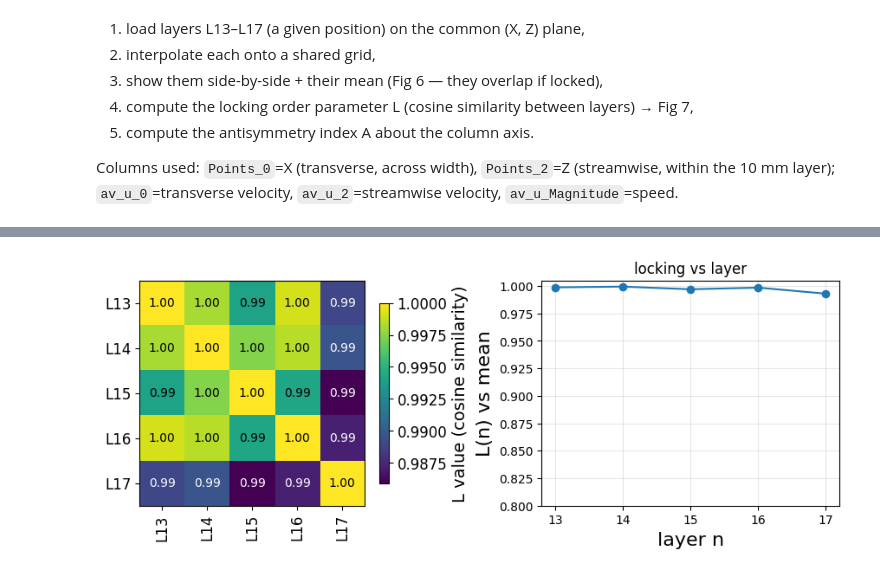
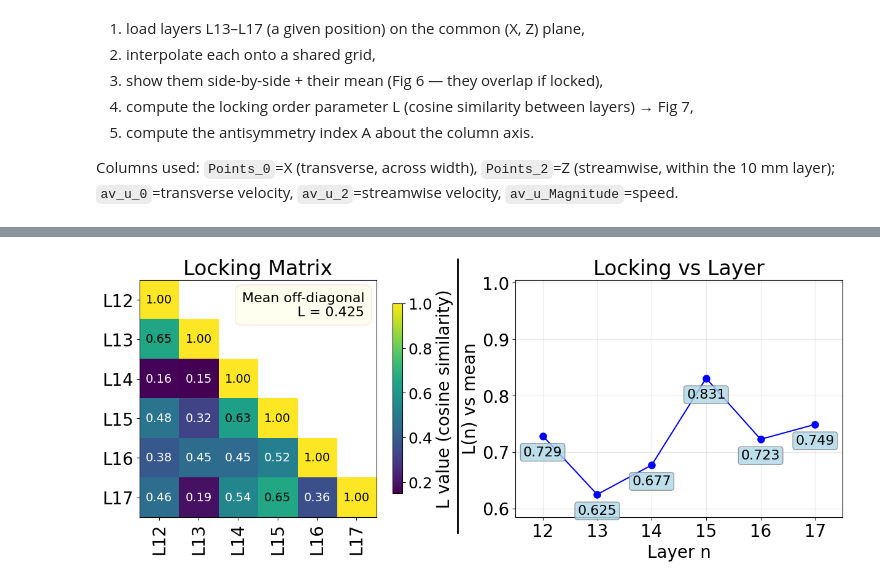
Before and after one commit to goru14qe/A1A4_paper2, a Jupyter notebook: Python_files/Flow_Locking_Ln_Analysis.ipynb, the cells around one changed output, grey strips where cells are left out. Cells and saved outputs as stored; diff of their text form; code cells hidden in the pictures.

```diff
--- a/Python_files/Flow_Locking_Ln_Analysis.ipynb
+++ b/Python_files/Flow_Locking_Ln_Analysis.ipynb
@@ -19,20 +25,14 @@ within the 10 mm layer); `av_u_0`=transverse velocity, `av_u_2`=streamwise veloc
 # %%
-import numpy as np
-import pandas as pd
-import matplotlib.pyplot as plt
-from scipy.interpolate import griddata
-import os, re, glob
-
 # ----------------- CONFIG (edit these) -----------------
-BASE = '../40/sim/40_Re_100/'   # topology/Re folder   '../40/sim/40_degree_jet_00'
-POS  = 'Pos3_transformed'           # Pos1/Pos3/Pos5/Pos7_transformed
-TOPO_LABEL = '40 deg, Re=100, Pos3' #'30 deg, Re=300, Pos3' # for titles
-OUTDIR = 'locking'  # where to save output figures
+BASE = '../30/sim/30_Re_100/'   # topology/Re folder   '../40/sim/40_degree_jet_00'
+POS  = 'pos3_transformed'           # Pos1/Pos3/Pos5/Pos7_transformed
+TOPO_LABEL = '30 deg, Re=100, Pos3' #'30 deg, Re=300, Pos3' # for titles
+OUTDIR = '../Plots/Locking'  # where to save output figures
 GRID_N = 240                        # grid points across the wide (X) direction
 os.makedirs(OUTDIR, exist_ok=True)
 
 folder = os.path.join(BASE, POS)
 files = sorted(glob.glob(os.path.join(folder, 'SIM_L*_T_transformed.csv')))
 files = files[::-1]  # Reverse to match layer order
-print('Found', len(files), 'layer files:')
-for f in files: print('  ', os.path.basename(f))
+# print('Found', len(files), 'layer files:')
+# for f in files: print('  ', os.path.basename(f))
@@ -108,4 +97,5 @@ look the same as each other and as the mean (small residual).
 # %%
+
 def cos_sim(a, b):
     return float(a @ b / (np.linalg.norm(a) * np.linalg.norm(b)))
 
@@ -128,29 +118,63 @@ def Lmean(n):
                    np.concatenate([Umean[m], Wmean[m]]))
 L_vs_mean = np.array([Lmean(n) for n in lnums])
 
-print('Layer-to-layer L matrix:')
-print(np.array2string(Lmat, precision=3, suppress_small=True))
-print('\nL(n) vs mean:', dict(zip(lnums, np.round(L_vs_mean, 3))))
+# print('Layer-to-layer L matrix:')
+# print(np.array2string(Lmat, precision=3, suppress_small=True))
+# print('\nL(n) vs mean:', dict(zip(lnums, np.round(L_vs_mean, 3))))
 offdiag = Lmat[~np.eye(len(lnums), dtype=bool)]
 print(f'\nMean off-diagonal L = {offdiag.mean():.3f}  (locking score; ->1 = locked)')
-np.savetxt(os.path.join(OUTDIR, f'locking_data_{TOPO_LABEL.replace(", ", "_").replace(" ", "_")}.dat'),
-           np.column_stack([lnums, L_vs_mean, Lmat.diagonal()]),
-           header='layer L_vs_mean L_diagonal', fmt='%d %.6f %.6f')
+# np.savetxt(os.path.join(OUTDIR, f'locking_data_{TOPO_LABEL.replace(", ", "_").replace(" ", "_")}.dat'),
+#            np.column_stack([lnums, L_vs_mean, Lmat.diagonal()]),
+#            header='layer L_vs_mean L_diagonal', fmt='%d %.6f %.6f')
 
-fig, ax = plt.subplots(1, 2, figsize=(9, 3.4), constrained_layout=True)
-im = ax[0].imshow(Lmat, vmin=offdiag.min(), vmax=1, cmap='viridis')
-ax[0].set_xticks(range(len(lnums))); ax[0].set_xticklabels([f'L{n}' for n in lnums], rotation=90, fontsize=12)
-ax[0].set_yticks(range(len(lnums))); ax[0].set_yticklabels([f'L{n}' for n in lnums], fontsize=12)
+# Lmat is symmetric (Lpair(a,b)==Lpair(b,a)); the two halves are identical, so
+# plot only the lower triangle (incl. diagonal) and hide the redundant upper half.
+tri_mask = np.triu(np.ones_like(Lmat, dtype=bool), k=1)   # True = upper triangle -> hide
+Lmat_half = np.ma.array(Lmat, mask=tri_mask)
+cmap = plt.get_cmap('viridis').copy()
+cmap.set_bad('white')                                     # masked cells rendered white
+
+fig, ax = plt.subplots(1, 2, figsize=(13, 5), constrained_layout=True)
+im = ax[0].imshow(Lmat_half, vmin=offdiag.min(), vmax=1, cmap=cmap)
+ax[0].set_xticks(range(len(lnums))); ax[0].set_xticklabels([f'L{n}' for n in lnums], rotation=90, fontsize=20)
+ax[0].set_yticks(range(len(lnums))); ax[0].set_yticklabels([f'L{n}' for n in lnums], fontsize=20)
+ax[0].set_title('Locking Matrix', fontsize=24)
 for (i, j), v in np.ndenumerate(Lmat):
+    if j > i:            # skip the hidden upper triangle
+        continue
     ax[0].text(j, i, f'{v:.2f}', ha='center', va='center',
-               color='w' if v < 0.5*(1+offdiag.min()) else 'k', fontsize=10)
+               color='w' if v < 0.5*(1+offdiag.min()) else 'k', fontsize=14)
+ax[0].text(
+    0.95, 0.95,
+    f'Mean off-diagonal\nL = {offdiag.mean():.3f}',
+    transform=ax[0].transAxes,
+    ha='right',
+    va='top',
+    fontsize=16,
+    bbox=dict(boxstyle='round,pad=0.5', facecolor='lightyellow', edgecolor='pink', alpha=0.5)
+)
 cbar = fig.colorbar(im, ax=ax[0], shrink=0.8)
-cbar.set_label('L value (cosine similarity)', fontsize=14)
-cbar.ax.tick_params(labelsize=12)
-ax[1].plot(lnums, L_vs_mean, 'o-'); ax[1].set_ylim(min(0.8, L_vs_mean.min()-0.02), 1.005)
-ax[1].set_xlabel('layer n', fontsize=16); ax[1].set_ylabel('L(n) vs mean', fontsize=16); ax[1].grid(alpha=0.3)
-ax[1].set_title('locking vs layer')
+cbar.set_label('L value (cosine similarity)', fontsize=20, )
+cbar.ax.tick_params(labelsize=18)
+ax[1].plot(lnums, L_vs_mean, 'o-', markersize=8, color='blue')
+ax[1].set_xlabel('Layer n', fontsize=20); ax[1].set_ylabel('L(n) vs mean', fontsize=20); ax[1].grid(alpha=0.3)
+ax[1].set_title('Locking vs Layer', fontsize=24)
+ax[1].tick_params(axis='x', which='both', labelsize=20)
+ax[1].tick_params(axis='y', which='both', labelsize=20)
+ax[1].set_xlim(lnums[0]-0.5, lnums[-1]+0.5)
+ax[1].set_ylim(min(0.8, L_vs_mean.min()-0.04), 1.005)   # extra headroom below for labels
+# write the L value below each node, in a shaded box
+label_box = dict(boxstyle='round,pad=0.2', facecolor='lightblue',
+                 edgecolor='gray', alpha=0.8)
+for n, v in zip(lnums, L_vs_mean):
+    ax[1].annotate(f'{v:.3f}', (n, v), textcoords='offset points', xytext=(0, -12),
+                   ha='center', va='top', fontsize=16, annotation_clip=False,
+                   bbox=label_box)
+# vertical divider between the two subplots (figure coordinates)
+from matplotlib.lines import Line2D
+fig.add_artist(Line2D([0.515, 0.515], [0.1, 0.99], transform=fig.transFigure,
+                      color='black', lw=2))
 #fig.suptitle(f'Fig 7a — locking order parameter ({TOPO_LABEL})')
-fig.savefig(os.path.join(OUTDIR, f'Ln_{TOPO_LABEL.replace(", ", "_").replace(" ", "_")}.png'), dpi=200)
+fig.savefig(os.path.join(OUTDIR, f'Final_Ln_{TOPO_LABEL.replace(", ", "_").replace(" ", "_")}.png'), dpi=200)
 plt.show()
 # %% [output]
@@ -167 +182 @@ Mean off-diagonal L = 0.993  (locking score; ->1 = locked)
-[figure, old version]
+[figure, new version]
```
Also changed, not shown: parts of 9 cells of this notebook, 40 other files.
